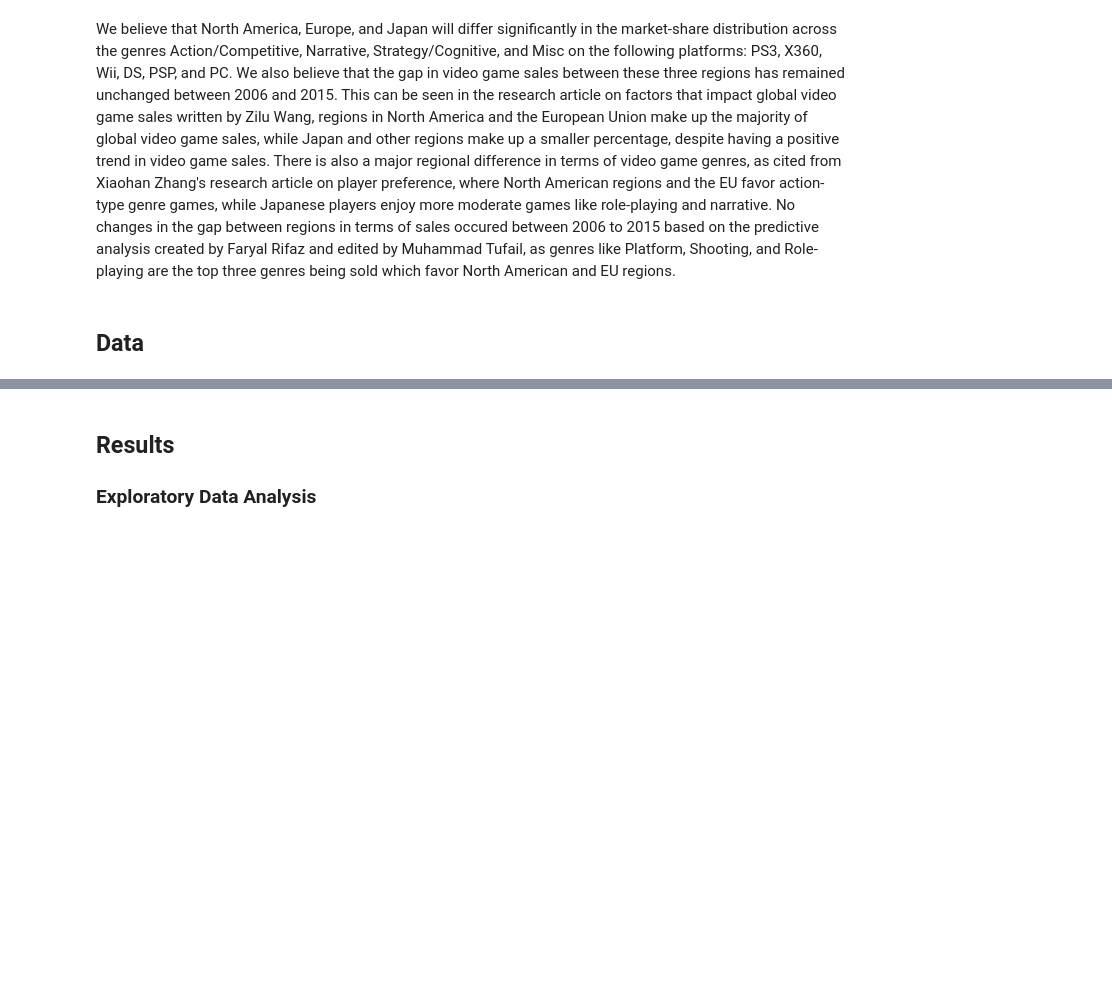
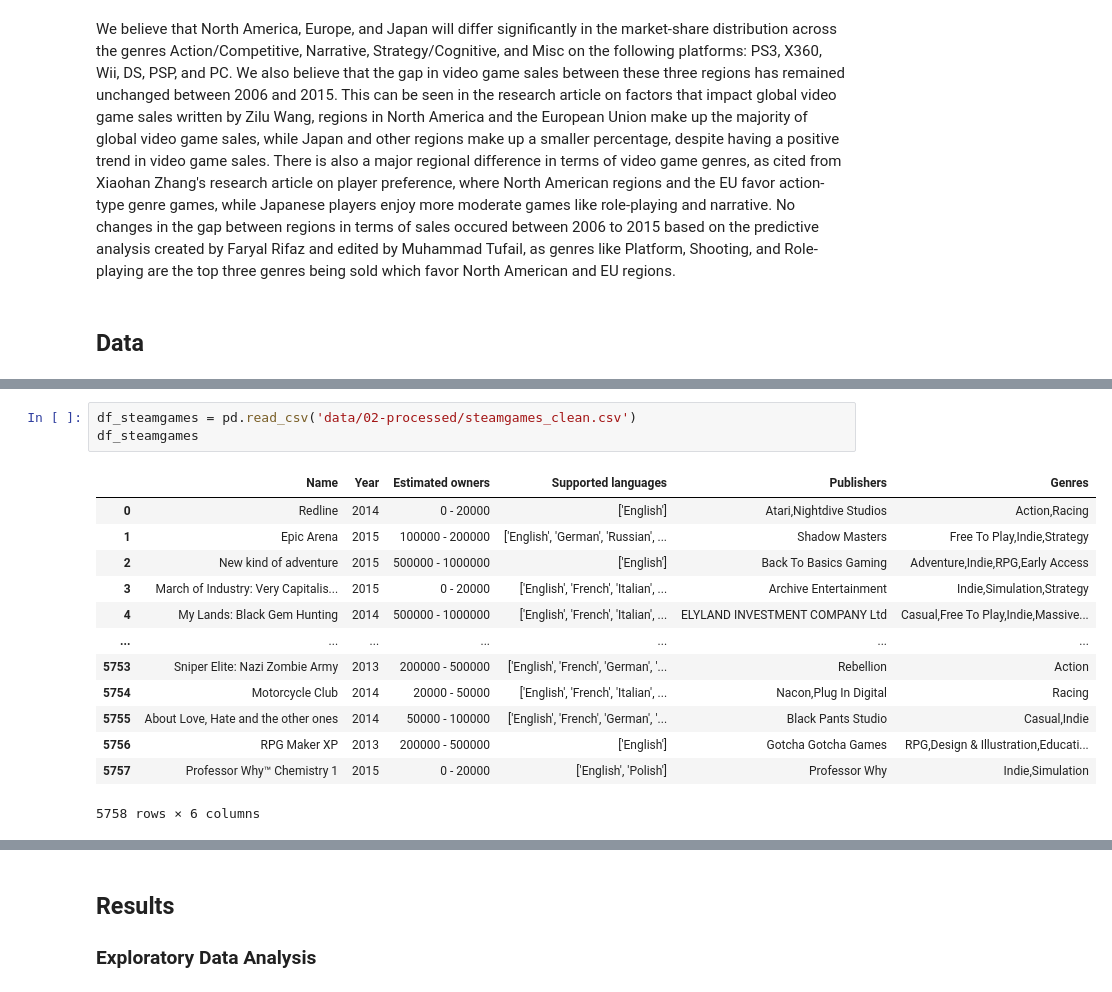
Before and after one commit to COGS108/Group015_WI26, a Jupyter notebook: 03-FinalProject.ipynb, the cells around one changed output, grey strips where cells are left out. Cells and saved outputs as stored; diff of their text form; blank space fills up the shorter version.

```diff
--- a/03-FinalProject.ipynb
+++ b/03-FinalProject.ipynb
@@ -568,0 +112,17 @@ We are leaning towards sticking with only the first dataset (video game sales) f
+# %%
+df_steamgames = pd.read_csv('data/02-processed/steamgames_clean.csv')
+df_steamgames
+# %% [output]
+|  | Name | Year | Estimated owners | Supported languages | Publishers | Genres |
+| 0 | Redline | 2014 | 0 - 20000 | ['English'] | Atari,Nightdive Studios | Action,Racing |
+| 1 | Epic Arena | 2015 | 100000 - 200000 | ['English', 'German', 'Russian', ... | Shadow Masters | Free To Play,Indie,Strategy |
+| 2 | New kind of adventure | 2015 | 500000 - 1000000 | ['English'] | Back To Basics Gaming | Adventure,Indie,RPG,Early Access |
+| 3 | March of Industry: Very Capitalis... | 2015 | 0 - 20000 | ['English', 'French', 'Italian', ... | Archive Entertainment | Indie,Simulation,Strategy |
+| 4 | My Lands: Black Gem Hunting | 2014 | 500000 - 1000000 | ['English', 'French', 'Italian', ... | ELYLAND INVESTMENT COMPANY Ltd | Casual,Free To Play,Indie,Massive... |
+| ... | ... | ... | ... | ... | ... | ... |
+| 5753 | Sniper Elite: Nazi Zombie Army | 2013 | 200000 - 500000 | ['English', 'French', 'German', '... | Rebellion | Action |
+| 5754 | Motorcycle Club | 2014 | 20000 - 50000 | ['English', 'French', 'Italian', ... | Nacon,Plug In Digital | Racing |
+| 5755 | About Love, Hate and the other ones | 2014 | 50000 - 100000 | ['English', 'French', 'German', '... | Black Pants Studio | Casual,Indie |
+| 5756 | RPG Maker XP | 2013 | 200000 - 500000 | ['English'] | Gotcha Gotcha Games | RPG,Design & Illustration,Educati... |
+| 5757 | Professor Why™ Chemistry 1 | 2015 | 0 - 20000 | ['English', 'Polish'] | Professor Why | Indie,Simulation |
+5758 rows × 6 columns
```
Also changed, not shown: parts of 66 cells of this notebook, 1 other file.
